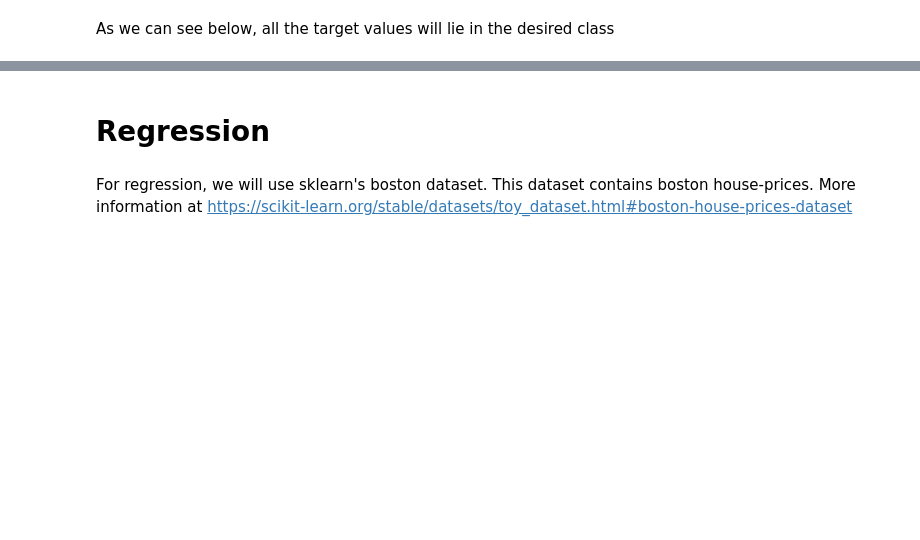
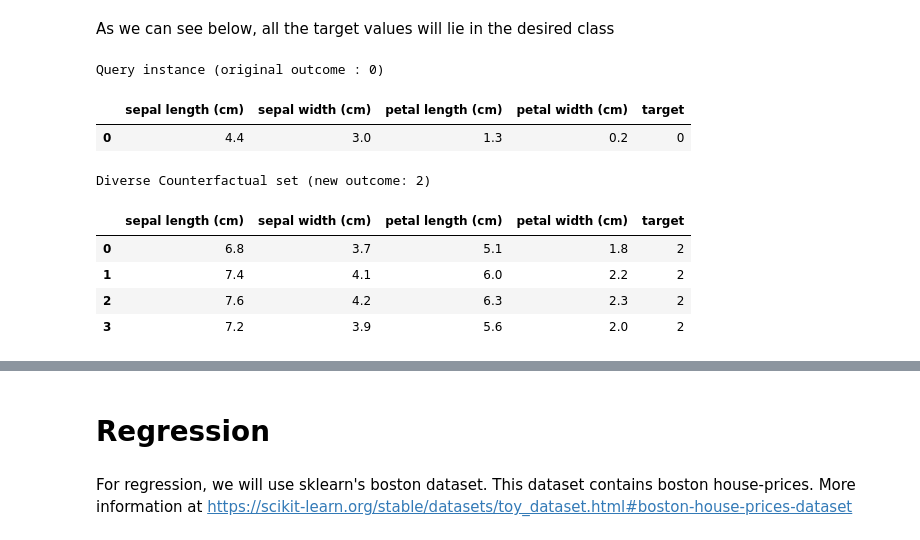
Before and after one commit to interpretml/DiCE, a Jupyter notebook: docs/source/notebooks/DiCE_multiclass_classification_and_regression.ipynb, the cells around one changed output, grey strips where cells are left out. Saved outputs shown, nothing was run; the diff lists cells and outputs as text; code cells hidden in the pictures; blank space fills up the shorter version.

```diff
--- a/docs/source/notebooks/DiCE_multiclass_classification_and_regression.ipynb
+++ b/docs/source/notebooks/DiCE_multiclass_classification_and_regression.ipynb
@@ -79,8 +99,18 @@ As we can see below, all the target values will lie in the desired class
 # %%
 # Single input
 query_instances_iris = x_train[2:3]
-genetic_iris = exp_genetic_iris.generate_counterfactuals(query_instances_iris, total_CFs=4, desired_class = 2, posthoc_sparsity_param=None)
+genetic_iris = exp_genetic_iris.generate_counterfactuals(query_instances_iris, total_CFs=4, desired_class = 2)
 genetic_iris.visualize_as_dataframe()
+# %% [output]
+Query instance (original outcome : 0)
+|  | sepal length (cm) | sepal width (cm) | petal length (cm) | petal width (cm) | target |
+| 0 | 4.4 | 3.0 | 1.3 | 0.2 | 0 |
+Diverse Counterfactual set (new outcome: 2)
+|  | sepal length (cm) | sepal width (cm) | petal length (cm) | petal width (cm) | target |
+| 0 | 6.8 | 3.7 | 5.1 | 1.8 | 2 |
+| 1 | 7.4 | 4.1 | 6.0 | 2.2 | 2 |
+| 2 | 7.6 | 4.2 | 6.3 | 2.3 | 2 |
+| 3 | 7.2 | 3.9 | 5.6 | 2.0 | 2 |
 # %%
 # Multiple queries can be given as input at once
 query_instances_iris = x_train[17:19]
```
Also changed, not shown: parts of 7 cells of this notebook, 2 other files.
